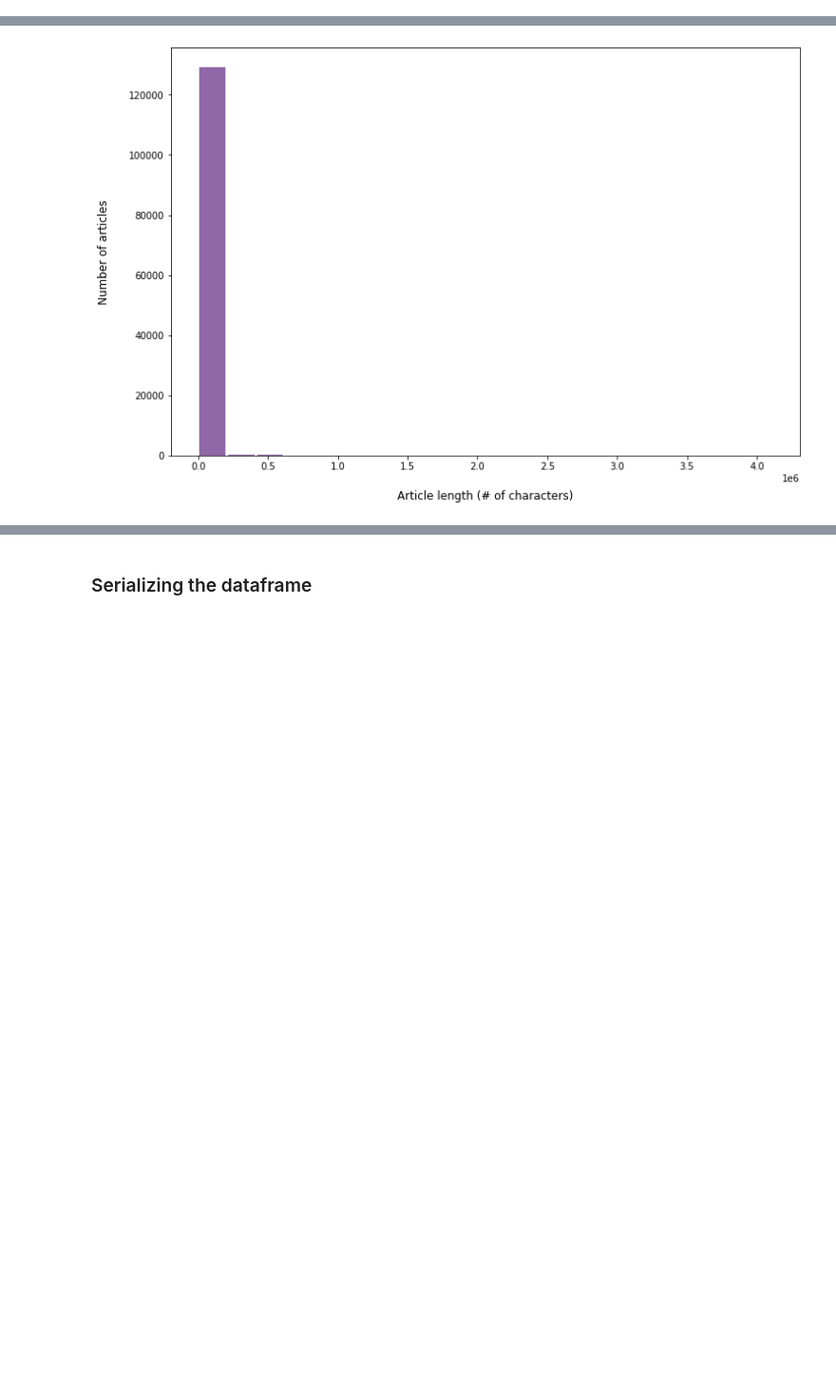
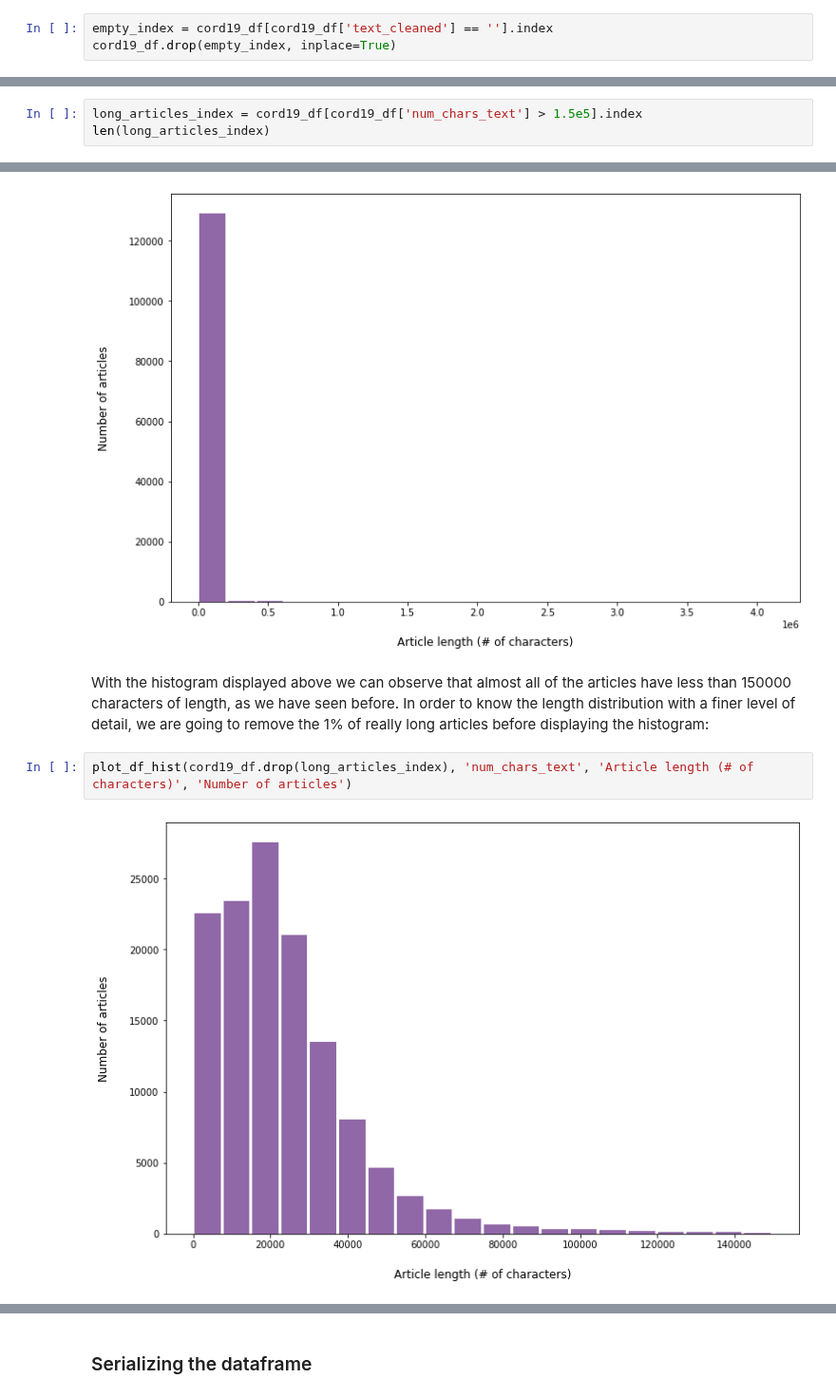
Before and after one commit to weso-edma/hercules-challenge-publications, a Jupyter notebook: notebooks/1_Data_Exploration.ipynb, the cells around one changed output, grey strips where cells are left out. Shown at 95% size. Saved outputs shown, nothing was run; the diff lists cells and outputs as text; blank space fills up the shorter version.

Commit message:
Add new histogram and finish notebook 1 docs

```diff
--- a/notebooks/1_Data_Exploration.ipynb
+++ b/notebooks/1_Data_Exploration.ipynb
@@ -186,0 +181,3 @@ It seems that although all of the articles have a value for the text body, for s
+# %%
+empty_index = cord19_df[cord19_df['text_cleaned'] == ''].index
+cord19_df.drop(empty_index, inplace=True)
@@ -216,0 +216,3 @@ We can delete them if they are not too many (10 or so from 130003)
+# %%
+long_articles_index = cord19_df[cord19_df['num_chars_text'] > 1.5e5].index
+len(long_articles_index)
@@ -218,3 +224,9 @@ We can delete them if they are not too many (10 or so from 130003)
 plot_df_hist(cord19_df, 'num_chars_text', 'Article length (# of characters)', 'Number of articles')
 # %% [output]
 [figure]
+# %% [markdown]
+With the histogram displayed above we can observe that almost all of the articles have less than 150000 characters of length, as we have seen before. In order to know the length distribution with a finer level of detail, we are going to remove the 1% of really long articles before displaying the histogram:
+# %%
+plot_df_hist(cord19_df.drop(long_articles_index), 'num_chars_text', 'Article length (# of characters)', 'Number of articles')
+# %% [output]
+[figure, added]
```
Also changed, not shown: parts of 31 cells of this notebook, 2 other files.
